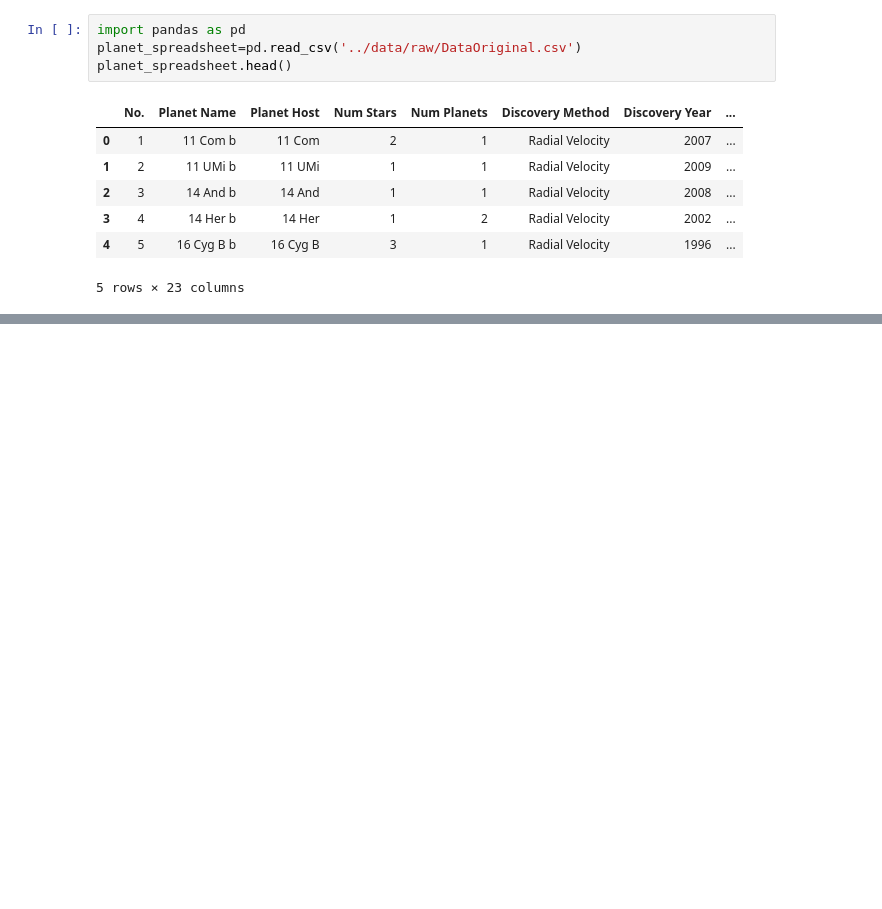
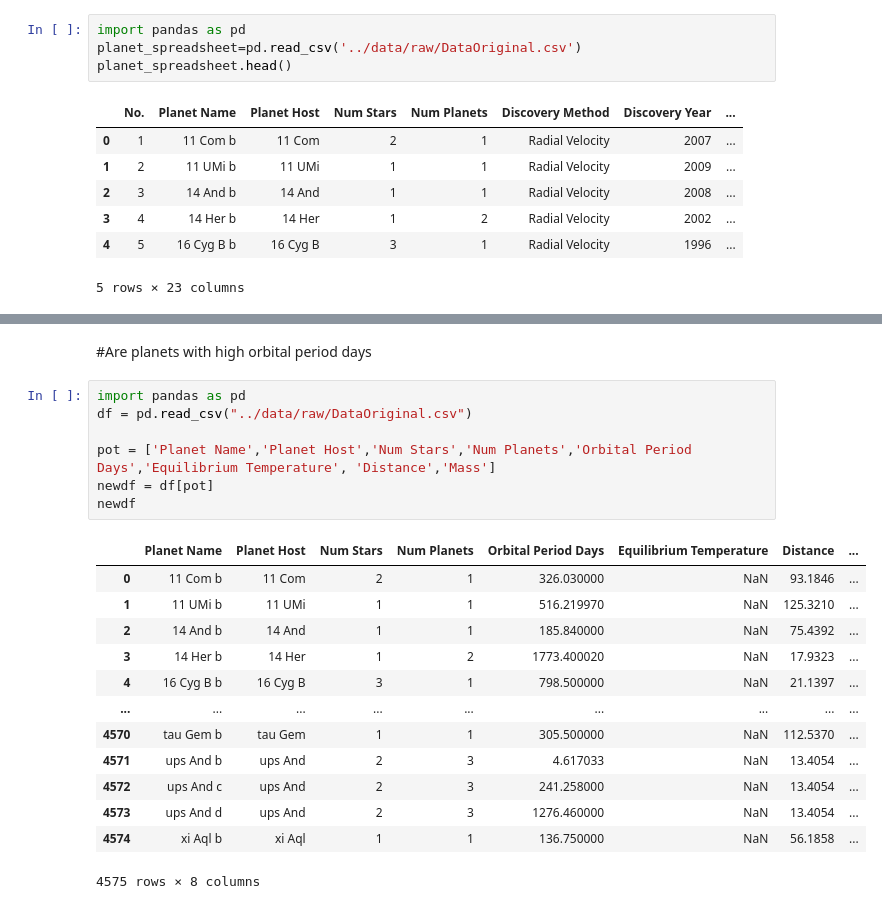
Before and after one commit to ubco-W2022T1-cosc301/project-group35, a Jupyter notebook: notebooks/analysis2.ipynb, the cells around one changed output, grey strips where cells are left out. Cells and saved outputs as stored; diff of their text form; blank space fills up the shorter version.

```diff
--- a/notebooks/analysis2.ipynb
+++ b/notebooks/analysis2.ipynb
@@ -20,0 +48,23 @@ planet_spreadsheet.head()
+# %% [markdown]
+#Are planets with high orbital period days
+# %%
+import pandas as pd
+df = pd.read_csv("../data/raw/DataOriginal.csv")
+
+pot = ['Planet Name','Planet Host','Num Stars','Num Planets','Orbital Period Days','Equilibrium Temperature', 'Distance','Mass']
+newdf = df[pot]
+newdf
+# %% [output]
+|  | Planet Name | Planet Host | Num Stars | Num Planets | Orbital Period Days | Equilibrium Temperature | Distance | ... |
+| 0 | 11 Com b | 11 Com | 2 | 1 | 326.030000 | NaN | 93.1846 | ... |
+| 1 | 11 UMi b | 11 UMi | 1 | 1 | 516.219970 | NaN | 125.3210 | ... |
+| 2 | 14 And b | 14 And | 1 | 1 | 185.840000 | NaN | 75.4392 | ... |
+| 3 | 14 Her b | 14 Her | 1 | 2 | 1773.400020 | NaN | 17.9323 | ... |
+| 4 | 16 Cyg B b | 16 Cyg B | 3 | 1 | 798.500000 | NaN | 21.1397 | ... |
+| ... | ... | ... | ... | ... | ... | ... | ... | ... |
+| 4570 | tau Gem b | tau Gem | 1 | 1 | 305.500000 | NaN | 112.5370 | ... |
+| 4571 | ups And b | ups And | 2 | 3 | 4.617033 | NaN | 13.4054 | ... |
+| 4572 | ups And c | ups And | 2 | 3 | 241.258000 | NaN | 13.4054 | ... |
+| 4573 | ups And d | ups And | 2 | 3 | 1276.460000 | NaN | 13.4054 | ... |
+| 4574 | xi Aql b | xi Aql | 1 | 1 | 136.750000 | NaN | 56.1858 | ... |
+4575 rows × 8 columns
```
Also changed, not shown: parts of 6 cells of this notebook.
